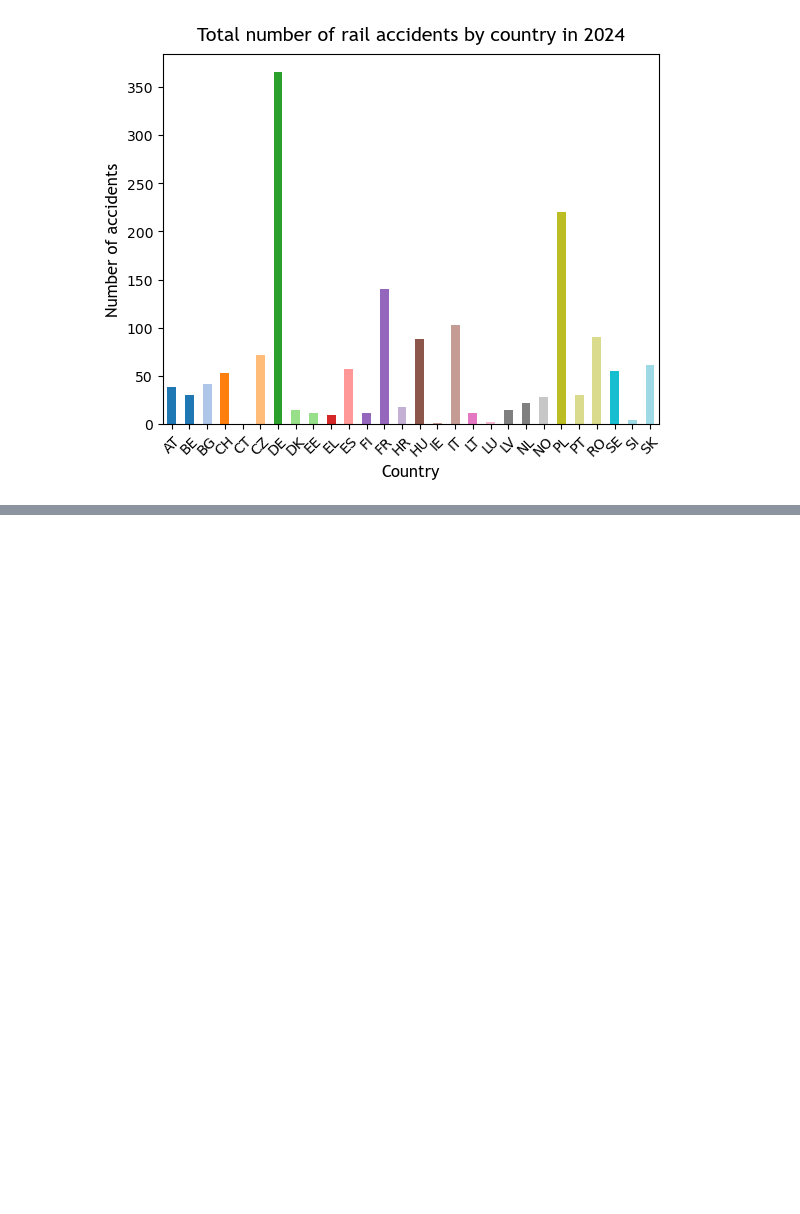
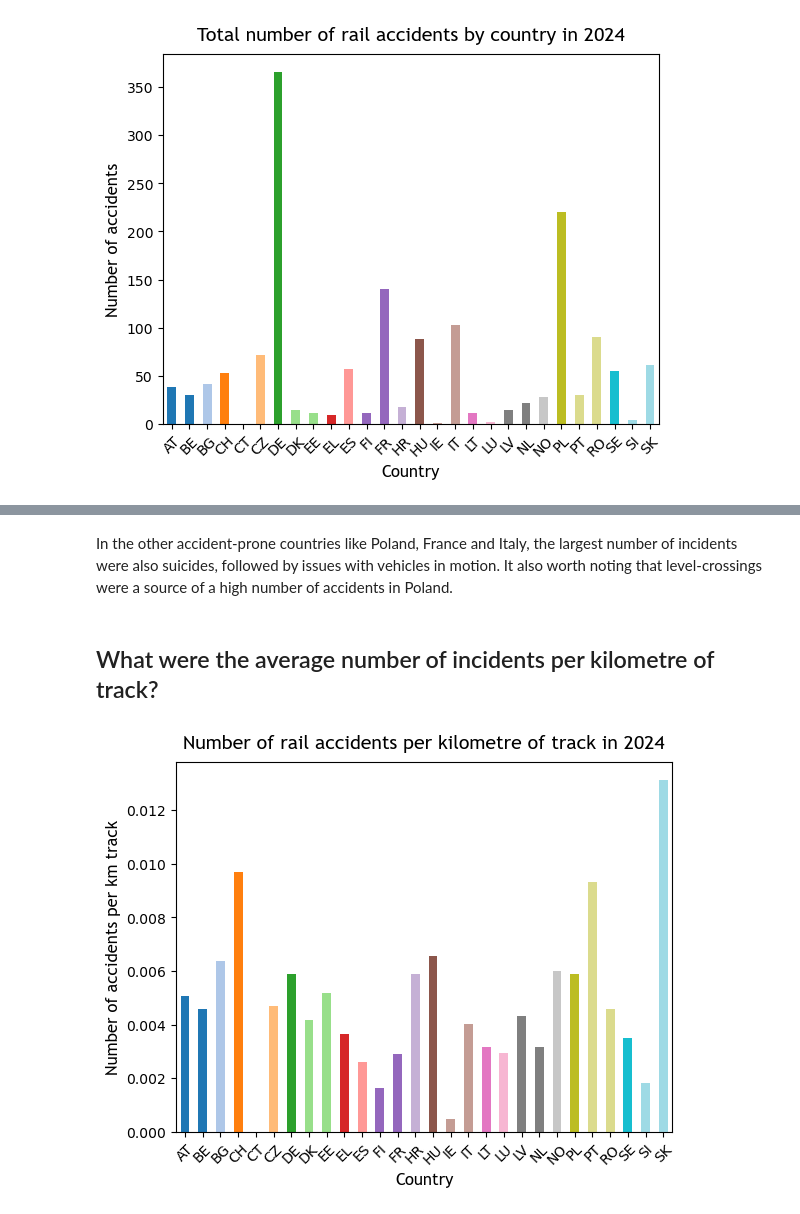
Before and after one commit to aedpluto/train-crashes, a Jupyter notebook: Train crashes in Europe.ipynb, the cells around one changed output, grey strips where cells are left out. Saved outputs shown, nothing was run; the diff lists cells and outputs as text; code cells hidden in the pictures; blank space fills up the shorter version.

```diff
--- a/Train crashes in Europe.ipynb
+++ b/Train crashes in Europe.ipynb
@@ -216,0 +270,21 @@ Here we can see that suicides and attempted suicides make up the lion's share of
+# %% [markdown]
+In the other accident-prone countries like Poland, France and Italy, the largest number of incidents were also suicides, followed by issues with vehicles in motion. It also worth noting that level-crossings were a source of a high number of accidents in Poland.
+# %% [markdown]
+## What were the average number of incidents per kilometre of track?
+# %%
+# extracting number of track km and number of serious accidents from dataset
+t = trackkm2024[trackkm2024["CSI"] == "Number of track kilometres"]
+i = incidents2024[incidents2024["CSI"] == "Total number of significant accidents"]
+# %%
+accidents_per_km_track = i.iloc[0, 1:] / t.iloc[0, 1:]
+# %%
+# plot chart
+accidents_per_km_track.plot.bar(color=colours)
+
+plt.title("Number of rail accidents per kilometre of track in 2024", fontname="Trebuchet MS", fontsize=14, pad=10)
+plt.xlabel("Country", fontsize=12, fontname="Trebuchet MS")
+plt.ylabel("Number of accidents per km track", fontsize=12, fontname="Trebuchet MS")
+plt.xticks(rotation=45)
+plt.show()
+# %% [output]
+[figure, added]
```
Also changed, not shown: parts of 10 cells of this notebook.
